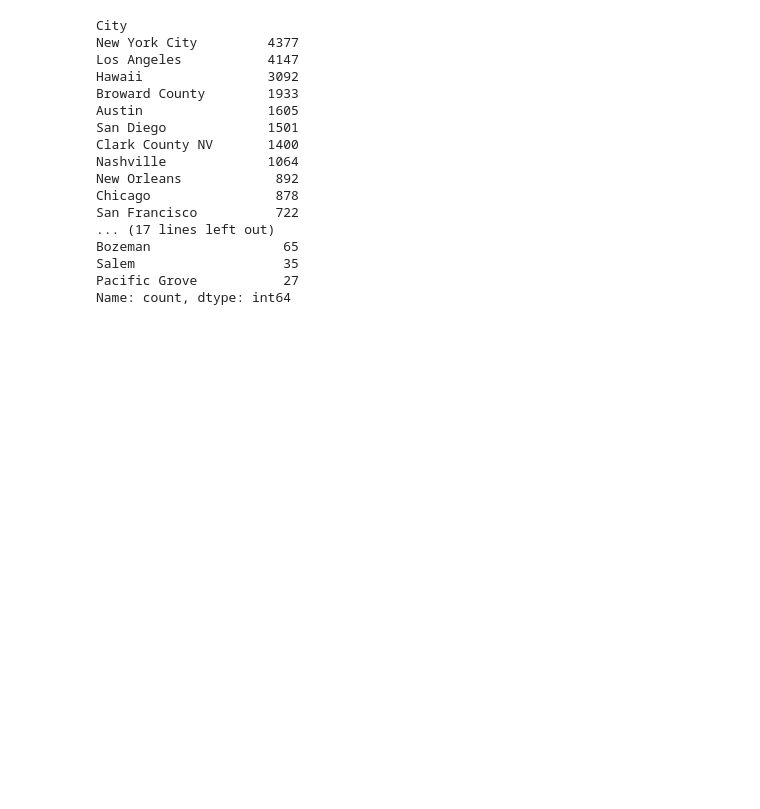
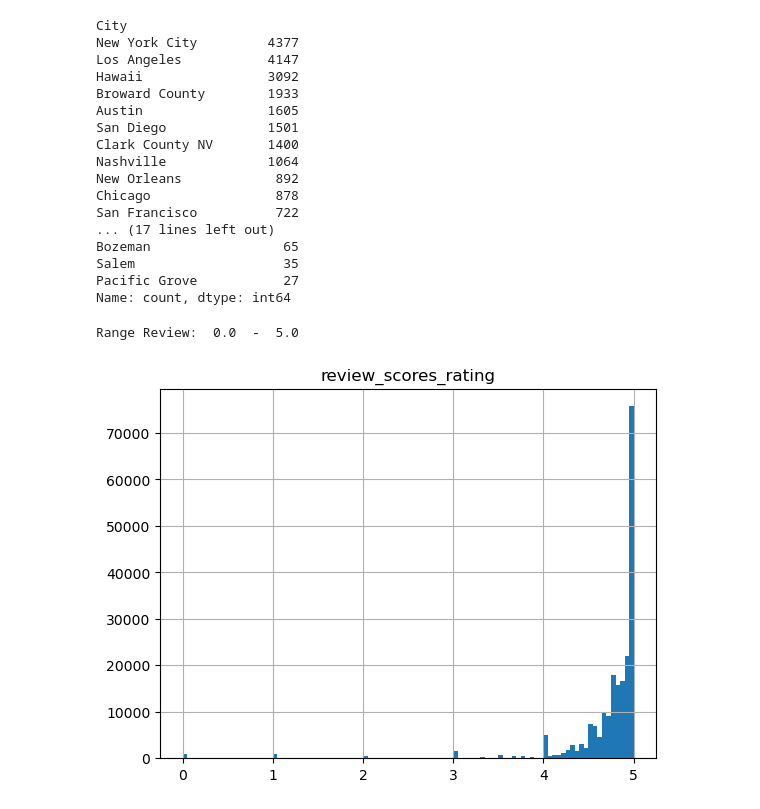
Before and after one commit to FTDS-assignment-bay/p2-final-project-fantastic-four, a Jupyter notebook: de_data_baru.ipynb, the cells around one changed output. Cells and saved outputs as stored; diff of their text form; code cells hidden in the pictures; blank space fills up the shorter version.

```diff
--- a/de_data_baru.ipynb
+++ b/de_data_baru.ipynb
@@ -272,3 +330,10 @@ Bozeman                 65
 Salem                   35
 Pacific Grove           27
 Name: count, dtype: int64
+# %%
+# Membuat grafik perbandingan umur dengan count
+combined_df[['review_scores_rating']].hist(bins=100)
+print('\nRange Review: ', combined_df['review_scores_rating'].min(), ' - ', combined_df['review_scores_rating'].max())
+# %% [output]
+Range Review:  0.0  -  5.0
+[figure, added]
```
Also changed, not shown: parts of 16 cells of this notebook.
